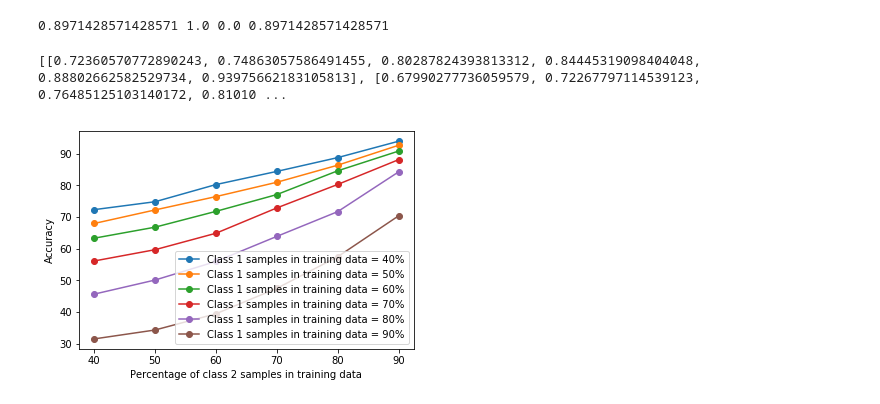
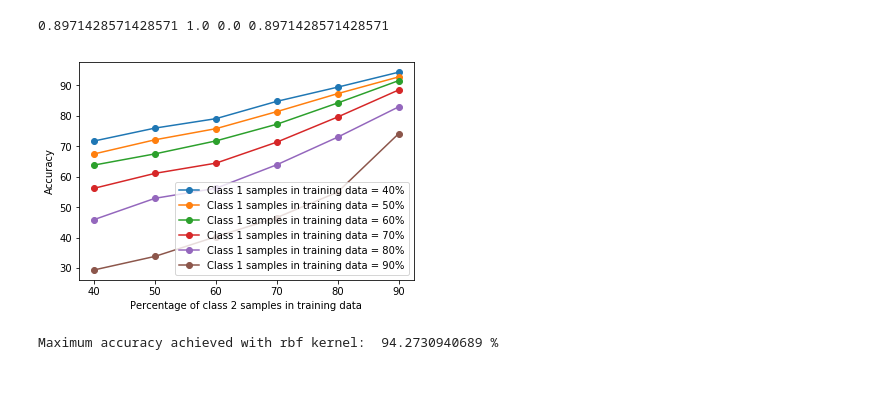
Before and after one commit to PDN96/Liver-Patient-Classification, a Jupyter notebook: classify.ipynb, the cells around one changed output. Cells and saved outputs as stored; diff of their text form; code cells hidden in the pictures.

```diff
--- a/classify.ipynb
+++ b/classify.ipynb
@@ -93,7 +93,7 @@ print(acc, sens, spec, prec)
 # %% [output]
 0.8971428571428571 1.0 0.0 0.8971428571428571
 # %%
-def get_all_metrics(kernel):
+def get_all_metrics(kernel, runs):
     all_acc = list()
     all_sens = list()
     all_spec = list()
@@ -108,7 +108,7 @@ def get_all_metrics(kernel):
             sens = list()
             spec = list()
             prec = list()
-            for k in range(20):
+            for k in range(runs):
                 train, test = stratified_sampling(df, i, j)
                 pred = get_pred(train, test, kernel)
                 a, s, sp, p = calc_metrics(pred, test)
@@ -126,24 +126,28 @@ def get_all_metrics(kernel):
         all_spec.append(spec_i)
         all_prec.append(prec_i)
     return all_acc, all_sens, all_spec, all_prec
-
-a, s, sp, pr = get_all_metrics('rbf')
-print(a)
-# %% [output]
-[[0.72360570772890243, 0.74863057586491455, 0.80287824393813312, 0.84445319098404048, 0.88802662582529734, 0.93975662183105813], [0.67990277736059579, 0.72267797114539123, 0.76485125103140172, 0.81010 ...
 # %%
 i = [40,50,60,70,80,90]
 j = [40,50,60,70,80,90]
 
+a, s, sp, pr = get_all_metrics('rbf', 10)
+
+max_rbf = 0
 for k in range(0,6):
     for l in range(0,6):
         a[k][l] = a[k][l]*100
+        if a[k][l]>max_rbf:
+            max_rbf = a[k][l]
 
 for k in range(0,6):
         plt.plot(i, a[k], 'o-', label="Class 1 samples in training data = " +str(i[k])+ "%")
 plt.ylabel("Accuracy")
 plt.xlabel("Percentage of class 2 samples in training data")
 plt.legend()
 plt.show()
 # %% [output]
-[figure, old version]
+[figure, new version]
+# %%
+print("Maximum accuracy achieved with rbf kernel: ",max_rbf,"%")
+# %% [output]
+Maximum accuracy achieved with rbf kernel:  94.2730940689 %
```
